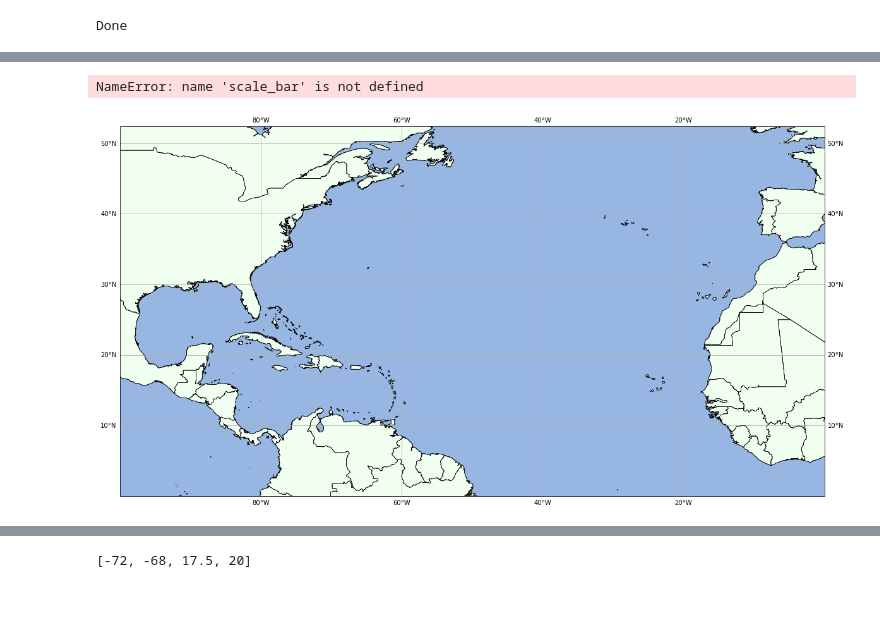
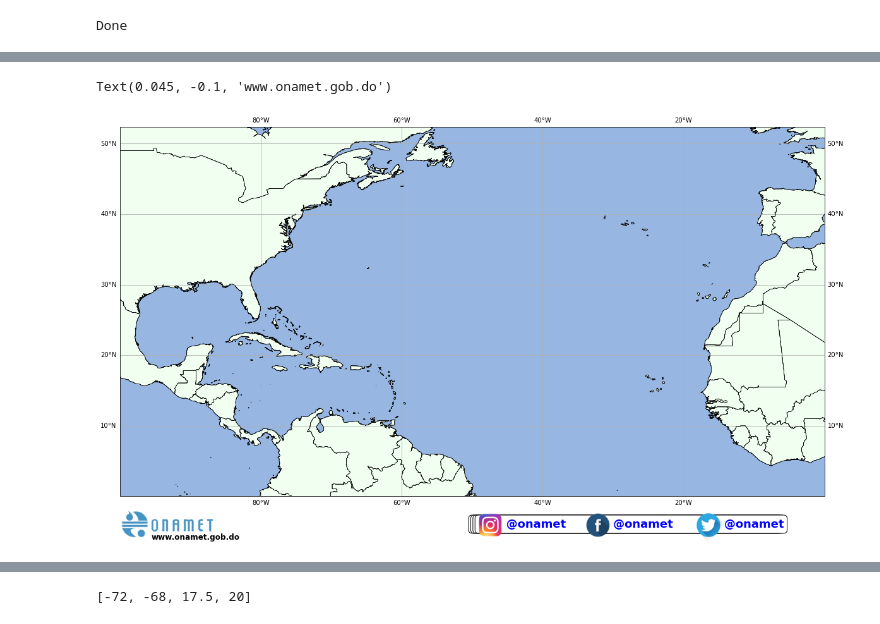
Before and after one commit to jmedinah09/UnidataProjects, a Jupyter notebook: tropical_cyclone_plot_project/downloader_bot_backup.ipynb, the cells around one changed output, grey strips where cells are left out. Drawn from its saved outputs; the diff is of its cells as text; code cells hidden in the pictures.

Commit message:
adding SN logos

```diff
--- a/tropical_cyclone_plot_project/downloader_bot_backup.ipynb
+++ b/tropical_cyclone_plot_project/downloader_bot_backup.ipynb
@@ -334,30 +337,50 @@ countries_gdf        = geopandas.read_file(f'{DIR}/{Features[4]}')
 # %%
-
-map_crs = ccrs.PlateCarree()
-data_crs= ccrs.PlateCarree()
-
 fig = plt.figure(figsize=(20, 20))
+#fig.set_transform(t = 'transAxes')
 ax  = plt.subplot(1, 1, 1, projection = map_crs)
-
-
 
 ax.set_extent([-100, 0, 0, 40])
 ax.add_feature(cfeat.OCEAN.with_scale('10m'))
 
 grid_lines = ax.gridlines(draw_labels=True)
 grid_lines.xformatter = LONGITUDE_FORMATTER
 grid_lines.yformatter = LATITUDE_FORMATTER
 
 ax.add_geometries(states_provinces_gdf['geometry'], crs=data_crs, facecolor='none',
                  edgecolor='black', linewidth=0.5, alpha=0.7)
 ax.add_geometries(land_gdf['geometry'], crs=data_crs, facecolor='none',
                   edgecolor='black', linewidth=1, alpha=0.7)
 ax.add_geometries(coastline_gdf['geometry'], crs=data_crs, facecolor='none',
                  edgecolor='black', linewidth=0.5)
 ax.add_geometries(countries_gdf['geometry'], crs=data_crs, facecolor='none',
                  edgecolor='black', linewidth=0.5, zorder = 10)
 ax.add_geometries(countries_gdf['geometry'], crs=data_crs, facecolor='honeydew',
                  edgecolor='black', linewidth=0.5)
+
+logo = imread('../onamet-150X43.png')
+#tr = fig.set_transform(t='transAxes')
+fig.figimage(logo, 40, 13, zorder=100)
+x = 605
+y = 13
+logo = imread('../iglogo40x40.png')
+fig.figimage(logo, x, y, zorder=100)
+logo = imread('../fblogo40x40.png')
+fig.figimage(logo, x+170, y, zorder=100)
+logo = imread('../ttlogo50x50.png')
+fig.figimage(logo, x+340, y-5, zorder=100)
+
+props = dict(boxstyle='round', facecolor='white', alpha=1)
+xtxt = [0.500, 0.503, 0.506, 0.509]
+ytxt = -0.06
+text = '       @onamet            @onamet             @onamet'
+for x in xtxt:
+    ax.text(x, ytxt, text, transform=ax.transAxes, fontsize=18, verticalalignment='top', bbox=props,
+        weight = 'bold', color = 'blue')
+xtxt = 0.045
+ytxt = -0.1
+text = 'www.onamet.gob.do'
+ax.text(xtxt, ytxt, text, transform=ax.transAxes, fontsize=12, verticalalignment='top',
+        weight = 'bold', color = 'black')
 # %% [output]
-NameError: name 'scale_bar' is not defined
+Text(0.045, -0.1, 'www.onamet.gob.do')
-[figure, old version]
+[figure, new version]
```
Also changed, not shown: parts of 8 cells of this notebook, 10 other files.
